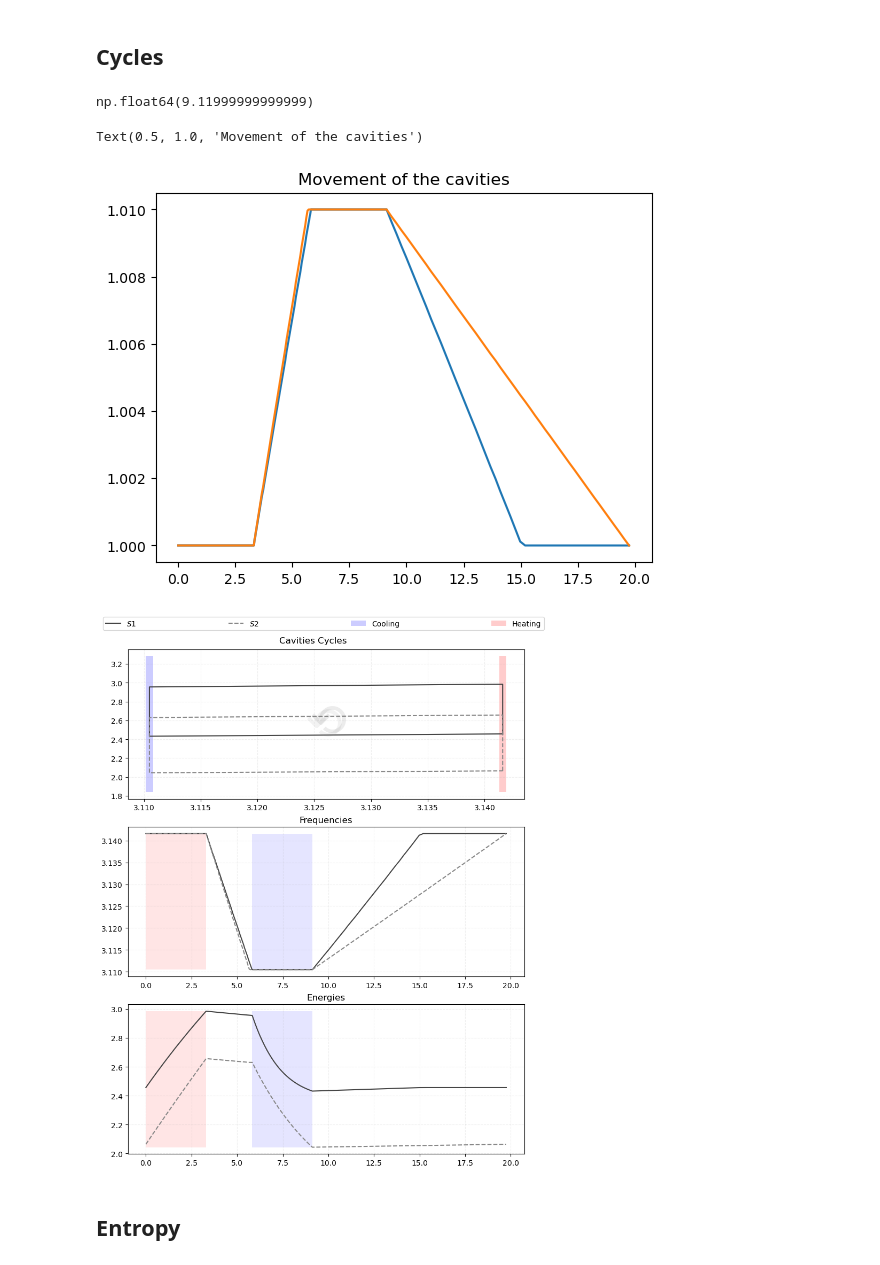
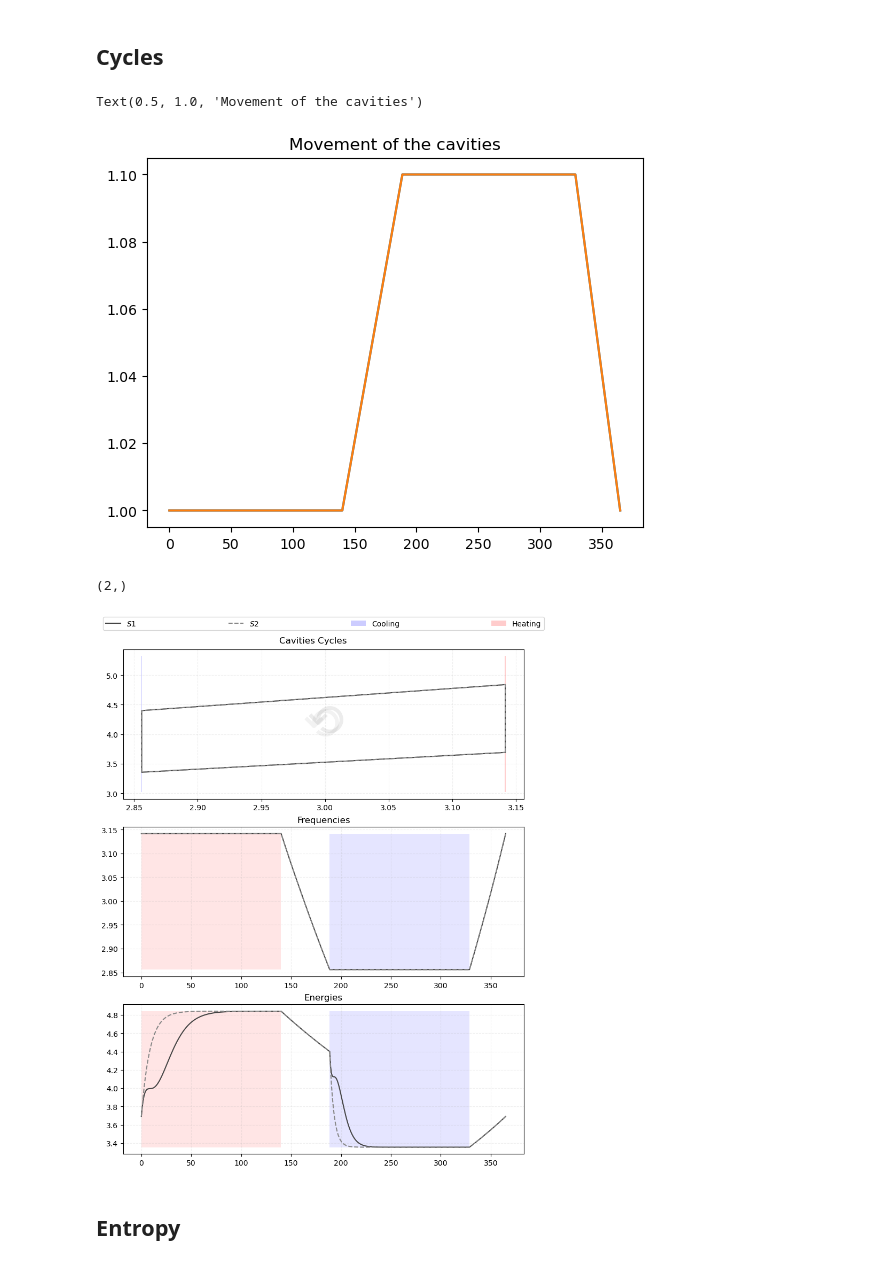
Before and after one commit to fedesss98/phaseonium-thermodynamics, a Jupyter notebook: julia/08-analyze-cascade-py.ipynb, the cells around one changed output. Drawn from its saved outputs; the diff is of its cells as text; code cells hidden in the pictures.

```diff
--- a/julia/08-analyze-cascade-py.ipynb
+++ b/julia/08-analyze-cascade-py.ipynb
@@ -14,7 +14,7 @@ import tomli
 CS1 = "#454545"
 CS2 = "#888888"
 # %%
-ROOT = Path("./cascade_25D_I1")
+ROOT = Path("./cascade_15D_I3")
 # Create visualization folder
 OUTPUT = ROOT / "visualization"
 OUTPUT.mkdir(parents=True, exist_ok=True)
@@ -32,24 +32,28 @@ adiabatic_samplings = config["samplings"]["adiabatic"]
 system_evolution = np.load(ROOT / "cascade_evolution_1cycle.npz")
 cavities_evolution = np.load(ROOT / "cavities_evolution_1cycle.npz")
 
-cycle_steps = np.load(ROOT / "cycle_steps.npy")  # Duration of each step
+cycle_steps = np.cumsum(np.load(ROOT / "cycle_steps.npy"))  # Duration of each step
 
 samplings = sorted(system_evolution.files, key=lambda x: int(x))
 
-firststroke_t = cycle_steps[0]
-secondstroke_t = sum(cycle_steps[0:2]) + dt
-thirdstroke_t = sum(cycle_steps[0:3]) + dt
-fourthstroke_t = sum(cycle_steps[0:4]) + dt
+# Take the left-hand side of each interval
+strokes = [
+    (0, cycle_steps[0]),
+    (cycle_steps[0] + dt, cycle_steps[1]),
+    (cycle_steps[1] + dt, cycle_steps[2]),
+    (cycle_steps[2] + dt, cycle_steps[3]),
+]
+# Take the left-hand side of each interval
+sampling_times = np.array([
+    *np.linspace(*strokes[0], isochore_samplings),
+    *np.linspace(*strokes[1], adiabatic_samplings),
+    *np.linspace(*strokes[2], isochore_samplings),
+    *np.linspace(*strokes[3], adiabatic_samplings)
+]).flatten()
 
-samplings_times = [
-    np.linspace(0, firststroke_t, isochore_samplings),
-    np.linspace(firststroke_t + dt, secondstroke_t, adiabatic_samplings),
-    np.linspace(secondstroke_t + dt, thirdstroke_t, isochore_samplings),
-    np.linspace(thirdstroke_t + dt, fourthstroke_t, adiabatic_samplings)
-]
 
-# Flatten
-sampling_times = np.array([x for l in samplings_times for x in l])
+# sampling_times_dict = {v: k for k, v in zip(samplings, sampling_times)}
 
 len(samplings)
+print(cycle_steps)
 # %% [output]
@@ -138,17 +146,16 @@ Timestep 150
 # %% [markdown]
 ## Cycles
-# %%
-cavities_evolution["c1"]
-thirdstroke_t
-# %% [output]
-np.float64(9.11999999999999)
 # %%
 plt.plot(sampling_times, c1_lenghts)
 plt.plot(sampling_times, c2_lenghts)
 plt.title("Movement of the cavities")
 # %% [output]
 Text(0.5, 1.0, 'Movement of the cavities')
-[figure, old version]
+[figure, new version]
+# %%
+np.array(strokes[0]).shape
+# %% [output]
+(2,)
 # %%
 f1 = cavities_evolution["c1"]
 f2 = cavities_evolution["c2"]
@@ -163,38 +170,38 @@ ax1.text(0.505, 0.51, u'\u27f2', horizontalalignment='center', alpha=0.1, color=
      verticalalignment='center', transform=ax1.transAxes, fontsize=60)
 
 ymax = max(max(energy1), max(energy2)) + 0.1*max(max(energy1), max(energy2))
 ymin = min(min(energy1), min(energy2)) - 0.1*min(min(energy1), min(energy2))
 # Heating stroke at maximum frequency
 x_heating = max(max(f1), max(f2))
 dx_h = 0.0001 * x_heating
 # Cooling stroke at minimum frequency
 x_cooling = min(min(f1), min(f2))
 dx_c = 0.0001 * x_cooling
 ax1.fill_between([x_cooling - dx_c, x_cooling + dx_c], ymin, ymax, alpha=0.2, fc='b', label="Cooling")
 ax1.fill_between([x_heating - dx_h, x_heating + dx_h], ymin, ymax, alpha=0.2, fc='r', label="Heating")
 
 ax2.set_title("Frequencies")
 ax2.plot(sampling_times, f1, c=CS1)
 ax2.plot(sampling_times, f2, c=CS2, ls="--")
-ax2.fill_between([0, cycle_steps[0]], min(f1), max(f1), alpha=0.1, fc='r')
-ax2.fill_between([secondstroke_t, thirdstroke_t], min(f1), max(f1), alpha=0.1, fc='b')
+ax2.fill_between([*strokes[0]], min(f1), max(f1), alpha=0.1, fc='r')
+ax2.fill_between([*strokes[2]], min(f1), max(f1), alpha=0.1, fc='b')
 
 ax3.set_title("Energies")
 ax3.plot(sampling_times, energy1, c=CS1)
 ax3.plot(sampling_times, energy2, c=CS2, ls="--")
-ax3.fill_between([0, cycle_steps[0]], min(energy2), max(energy1), alpha=0.1, fc='r')
-ax3.fill_between([secondstroke_t, thirdstroke_t], min(energy2), max(energy1), alpha=0.1, fc='b')
+ax3.fill_between([*strokes[0]], min(energy2), max(energy1), alpha=0.1, fc='r')
+ax3.fill_between([*strokes[2]], min(energy2), max(energy1), alpha=0.1, fc='b')
 
 fig.legend(bbox_to_anchor=(0., 1., 1.05, 0.04), loc=2, ncol=4, mode="expand")
 
 for ax in (ax1, ax2, ax3):
     ax.grid(alpha=0.2, linestyle='--')
 
 plt.savefig(OUTPUT / "cycle_dynamics.png")
 plt.savefig(OUTPUT / "cycle_dynamics.pdf")
 plt.show()
 # %% [output]
-[figure, old version]
+[figure, new version]
 # %% [markdown]
 ## Entropy
 # %%
```
Also changed, not shown: parts of 10 cells of this notebook, 3 other files.
